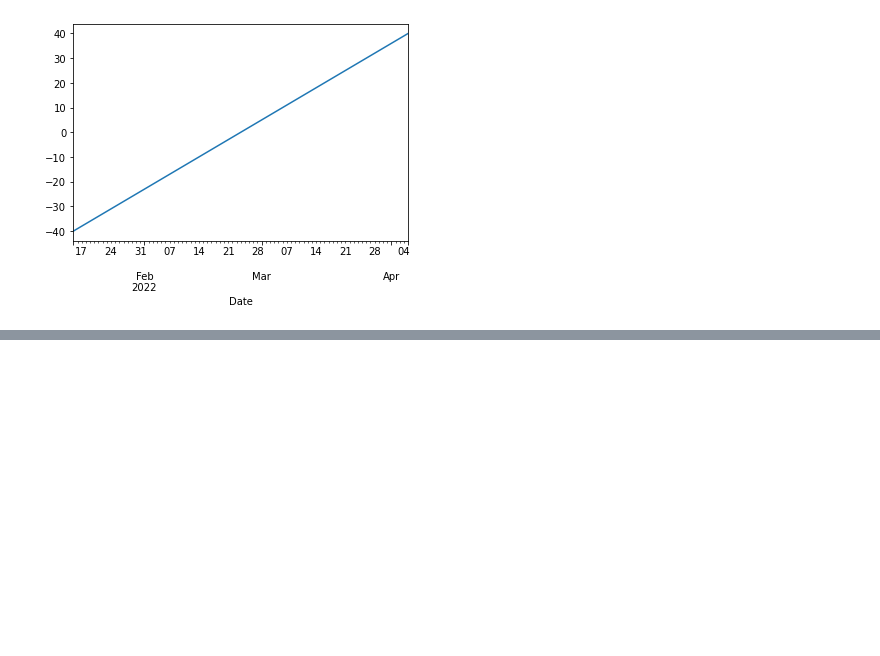
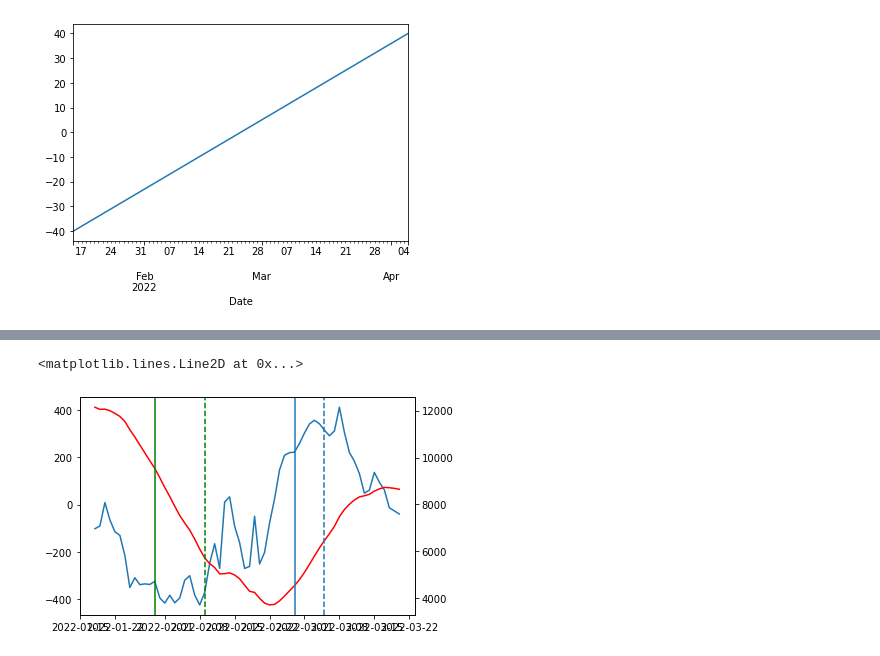
Before and after one commit to samuelhoenle/cusp-dd-2022-group2, a Jupyter notebook: regressions.ipynb, the cells around one changed output, grey strips where cells are left out. Saved outputs shown, nothing was run; the diff lists cells and outputs as text; code cells hidden in the pictures; blank space fills up the shorter version.

```diff
--- a/regressions.ipynb
+++ b/regressions.ipynb
@@ -185,21 +185,0 @@ data_reg2_y.set_index('date')[['slope_cases_roll_avg', 'cases_roll_avg']]
-# %%
-# Regression 3 TODO: Impact of reducing mask mandate over all time
-offset = 14
-#reg1_startdate = pd.to_datetime('2022-01-21')
-reg1_startdate = pd.to_datetime('2020-01-21')
-data_reg1_y = covid_data[covid_data['date'] > reg1_startdate]
-data_reg1_X = policy_data[policy_data['RegionName'] == 'England']
-data_reg1_X.loc[data_reg1_X['H6_Flag'].isna(), 'nomask'] = 1
-data_reg1_X['nomask'] = data_reg1_X['nomask'].fillna(0)
-data_reg1_X['nomask'] = data_reg1_X['nomask'].shift(offset)
-#data_reg1_X['Date'] = pd.to_datetime(data_reg1_X['Date'], format='%Y%m%d')
-data_reg1_X = data_reg1_X[data_reg1_X['Date'] > reg1_startdate]
-#data_reg1_X = london_covid[london_covid['date'] > pd.to_datetime('2021-01-01')]['daily_cases']
-reg1_intdate = data_reg1_X[data_reg1_X['nomask'] == 1]['Date'].sort_values().iloc[0]
-data_reg1_X = data_reg1_X[data_reg1_X['Date'] < reg1_startdate + 3 * (reg1_intdate-reg1_startdate)]
-data_reg1_y = data_reg1_y[data_reg1_y['date'] < reg1_startdate + 3 * (reg1_intdate-reg1_startdate)]
-data_reg1_X['T'] = (data_reg1_X['Date'] - reg1_intdate).dt.days - offset
-data_reg1 = pd.merge(data_reg1_y, data_reg1_X, left_on='date', right_on='Date')
-reg1 = smf.glm(formula='slope ~ T*nomask', data=data_reg1)#, family=sm.families.Poisson())
-res_reg1 = reg1.fit()
-print(res_reg1.summary())
@@ -222,0 +238,17 @@ ValueError: zero-size array to reduction operation maximum which has no identity
+# %%
+fig, ax1 = plt.subplots()
+ax2 = ax1.twinx()
+#ax1.plot(data_reg5_y.set_index('date')['slope'])
+ax1.plot(data_reg5_y.set_index('date')['slope_cases_roll_avg'])
+ax2.plot(data_reg5_y.set_index('date')['cases_roll_avg'], color='red')
+#data_reg5_y.set_index('date')['slope'].plot()
+#data_reg5_y.set_index('date')['slope'].plot()
+plt.axvline(x=reg5_intdate1, color='green')
+plt.axvline(x=reg5_intdate1_offset, color='green', linestyle='--')
+plt.axvline(x=reg5_intdate2)
+plt.axvline(x=reg5_intdate2_offset, linestyle='--')
+#data_reg5_X.plot()
+#data_reg5_X.set_index('Date')['nomask'].plot()
+# %% [output]
+<matplotlib.lines.Line2D at 0x...>
+[figure, added]
```
Also changed, not shown: parts of 10 cells of this notebook, 1 other file.
